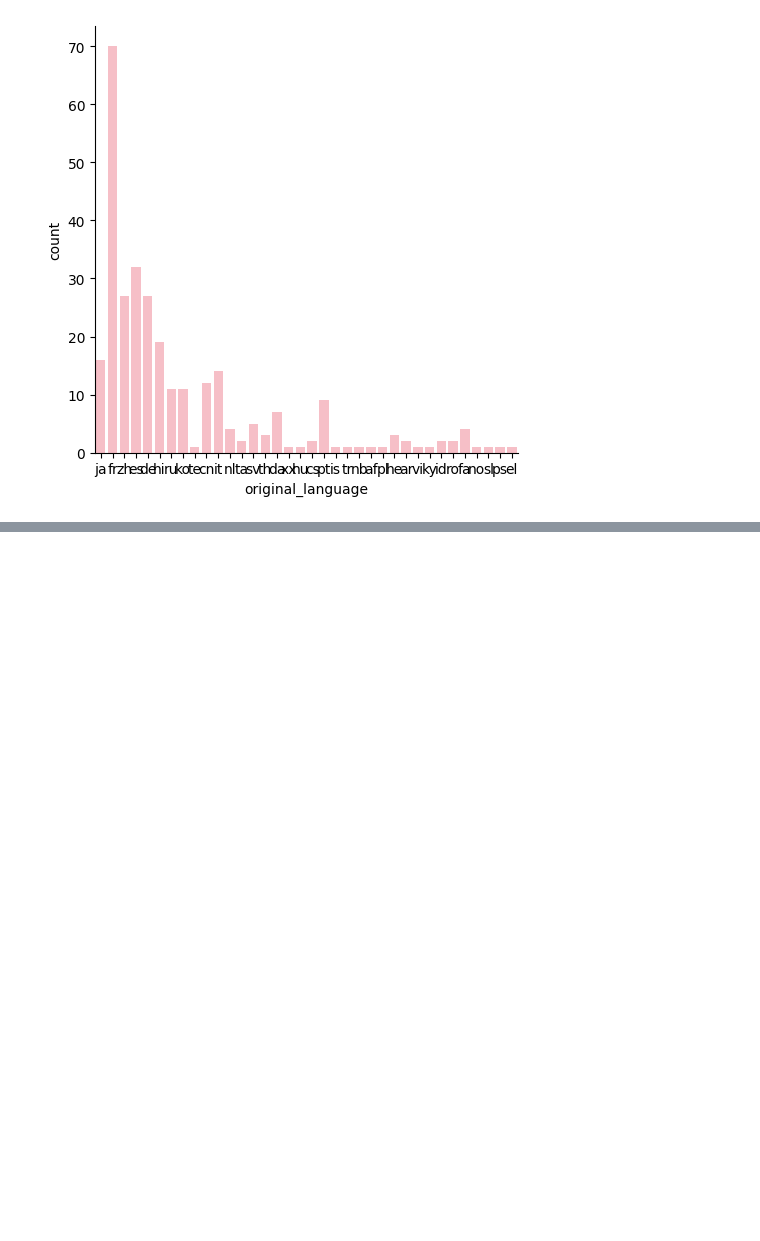
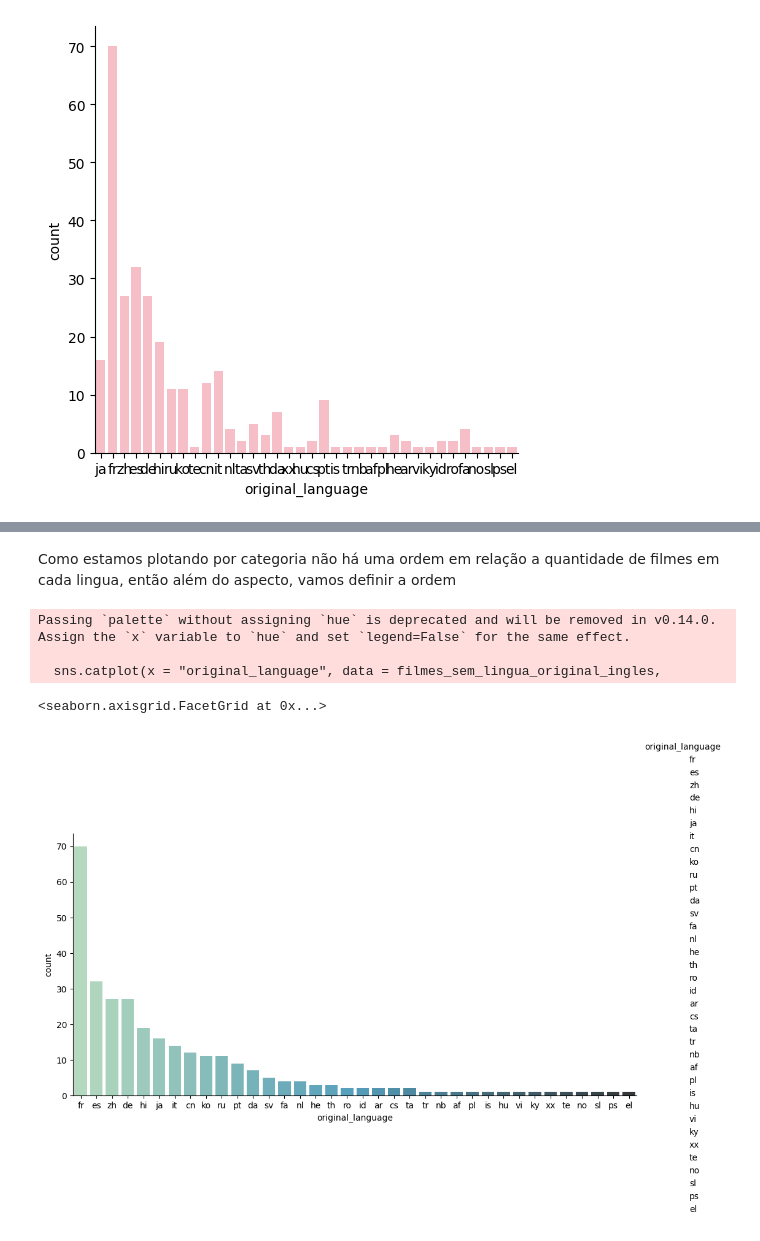
Before and after one commit to barbnrosa/data-science, a Jupyter notebook: analise-visualizacao-dados.ipynb, the cells around one changed output, grey strips where cells are left out. Saved outputs shown, nothing was run; the diff lists cells and outputs as text; code cells hidden in the pictures; blank space fills up the shorter version.

```diff
--- a/analise-visualizacao-dados.ipynb
+++ b/analise-visualizacao-dados.ipynb
@@ -526,0 +536,15 @@ sns.catplot(x="original_language", kind="count", data=filmes_sem_lingua_original
+# %% [markdown]
+Como estamos plotando por categoria não há uma ordem em relação a quantidade de filmes em cada lingua, então além do aspecto, vamos definir a ordem
+# %%
+filmes_sem_lingua_original_ingles = tmdb.query("original_language != 'en'")
+sns.catplot(x = "original_language", data = filmes_sem_lingua_original_ingles,
+            kind="count",
+            aspect=2,
+            palette="GnBu_d",
+            order = total_por_lingua_de_outros_filmes.index)
+# %% [output]
+Passing `palette` without assigning `hue` is deprecated and will be removed in v0.14.0. Assign the `x` variable to `hue` and set `legend=False` for the same effect.
+
+  sns.catplot(x = "original_language", data = filmes_sem_lingua_original_ingles,
+<seaborn.axisgrid.FacetGrid at 0x...>
+[figure, added]
```
Also changed, not shown: parts of 3 cells of this notebook.
